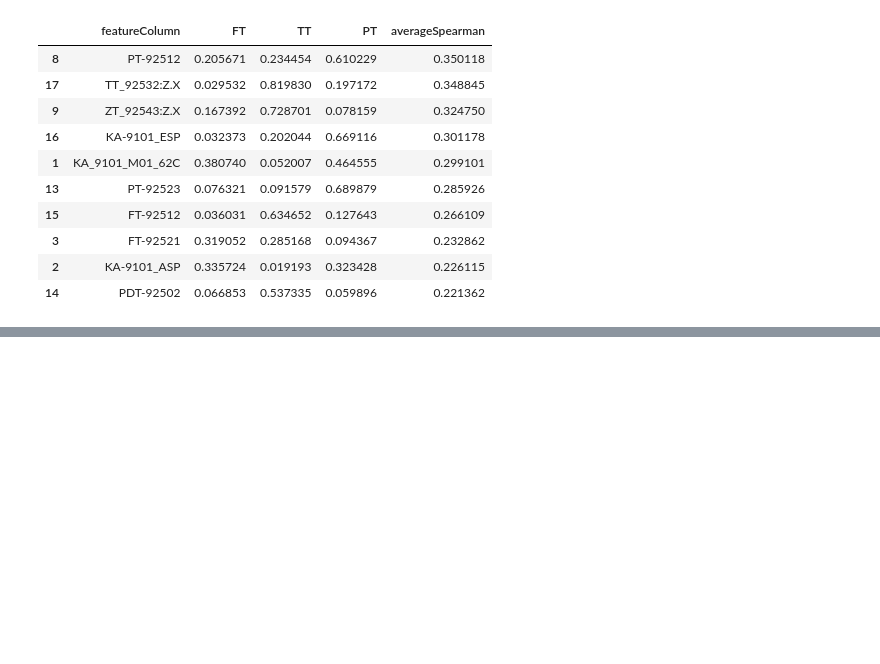
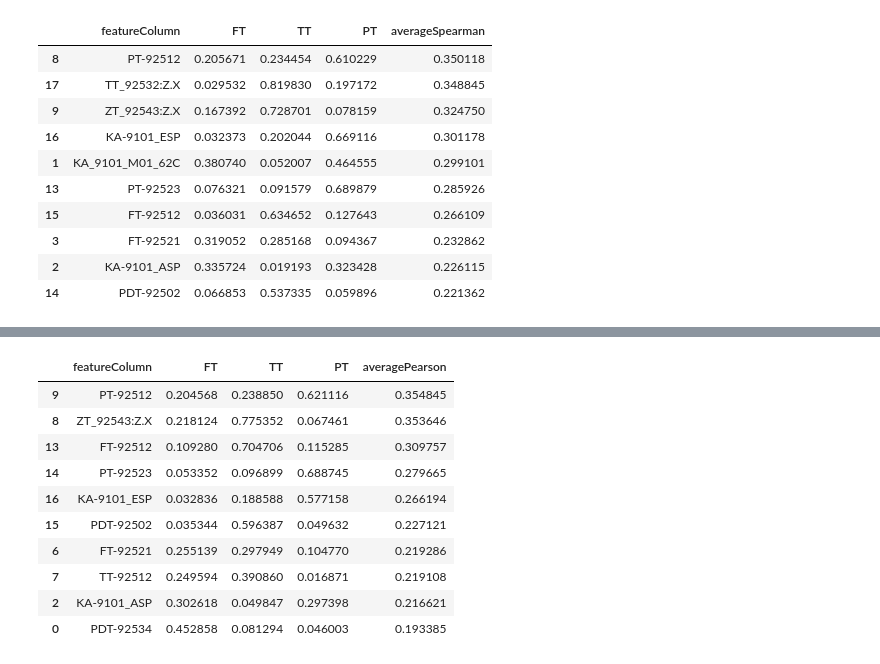
Before and after one commit to rkdey95/sensesAnomalousDelfi, a Jupyter notebook: src/dataProcecssing.ipynb, the cells around one changed output, grey strips where cells are left out. Drawn from its saved outputs; the diff is of its cells as text; code cells hidden in the pictures; blank space fills up the shorter version.

```diff
--- a/src/dataProcecssing.ipynb
+++ b/src/dataProcecssing.ipynb
@@ -92,3 +112,16 @@ for i in range(len(feature_tags)):
+# %%
+# Obtain training data correlation matrix:
+corrMat = x_train.corr()
+# Ensure that the correlation values are all positive. We just want significance not the direction
+feat_thresh = 0.85
+corrMat = np.abs(corrMat)
+corrMatCorrected = deepcopy(corrMat)
+for index,row in corrMat.iterrows():
+    for col in corrMat.columns:
+        if index != col and (corrMat[index][col] > feat_thresh):
+            corrMatCorrected[index][col] = None
+corrMatCorrected = corrMatCorrected.dropna(axis=1)
+corr_remainingFeatures = [shorten_tagname(name) for name in corrMatCorrected.columns]
 # %%
 # The feature correlation algorithms
 # Could use boruta
@@ -282,0 +337,14 @@ intersectFinal
+# %%
+merged3_pearson.sort_values("averagePearson",ascending=False)
+# %% [output]
+|  | featureColumn | FT | TT | PT | averagePearson |
+| 9 | PT-92512 | 0.204568 | 0.238850 | 0.621116 | 0.354845 |
+| 8 | ZT_92543:Z.X | 0.218124 | 0.775352 | 0.067461 | 0.353646 |
+| 13 | FT-92512 | 0.109280 | 0.704706 | 0.115285 | 0.309757 |
+| 14 | PT-92523 | 0.053352 | 0.096899 | 0.688745 | 0.279665 |
+| 16 | KA-9101_ESP | 0.032836 | 0.188588 | 0.577158 | 0.266194 |
+| 15 | PDT-92502 | 0.035344 | 0.596387 | 0.049632 | 0.227121 |
+| 6 | FT-92521 | 0.255139 | 0.297949 | 0.104770 | 0.219286 |
+| 7 | TT-92512 | 0.249594 | 0.390860 | 0.016871 | 0.219108 |
+| 2 | KA-9101_ASP | 0.302618 | 0.049847 | 0.297398 | 0.216621 |
+| 0 | PDT-92534 | 0.452858 | 0.081294 | 0.046003 | 0.193385 |
```
Also changed, not shown: parts of 6 cells of this notebook.
